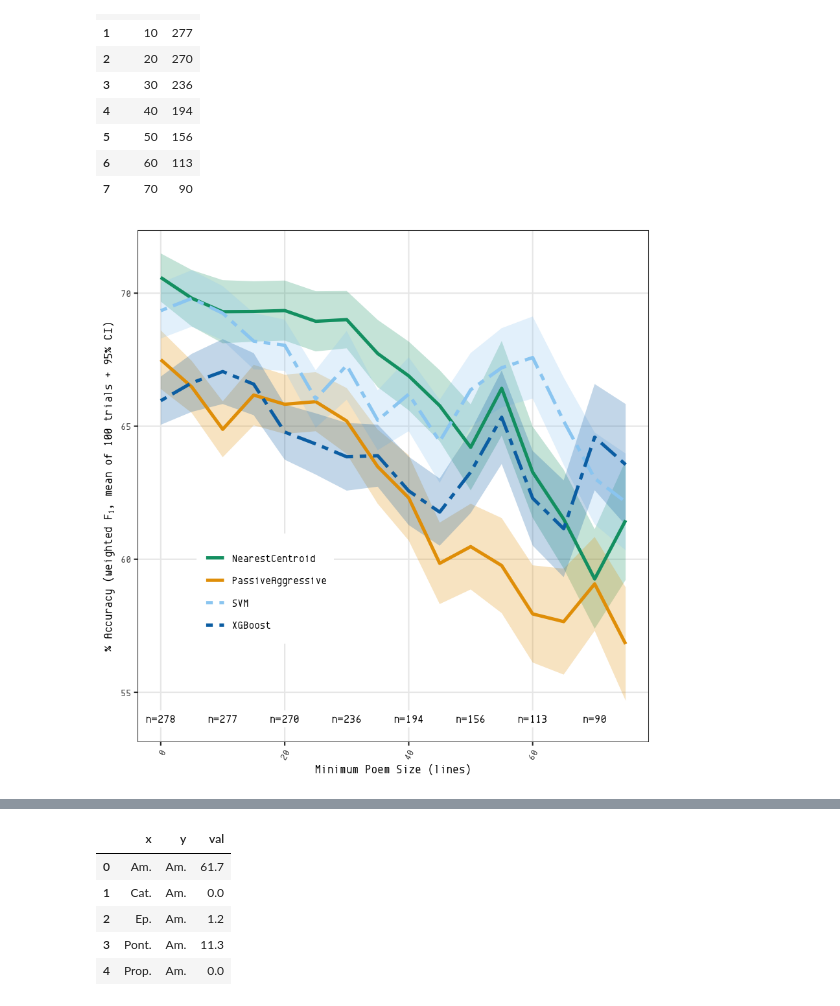
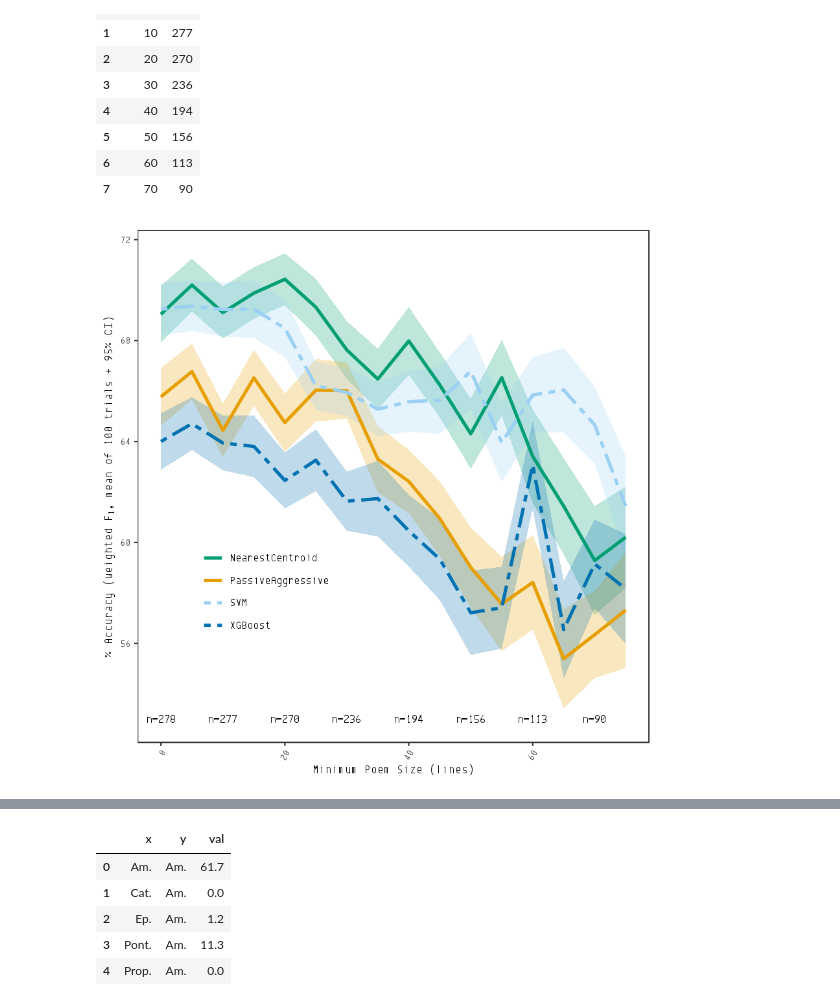
Before and after one commit to bnagy/heroides-paper, a Jupyter notebook: repro/elegy_poetics_accuracy.ipynb, the cells around one changed output, grey strips where cells are left out. Drawn from its saved outputs; the diff is of its cells as text; code cells hidden in the pictures.

```diff
--- a/repro/elegy_poetics_accuracy.ipynb
+++ b/repro/elegy_poetics_accuracy.ipynb
@@ -190,7 +207,9 @@ def test_clfs(clfs, corp, feats, by, cutoff=0, seed=None, samps=20):
     rng = np.random.RandomState(seed=seed)
     for (name, c) in clfs:
         trimmed = corp[corp.LEN >= cutoff]
-        X,y = trimmed[feats], trimmed[by]
+        # XGBoost doesn't like string labels ¯\_(ツ)_/¯
+        f, _ = trimmed[by].factorize()
+        X,y = trimmed[feats], pd.Series(f)
         cv = StratifiedShuffleSplit(n_splits=samps, test_size=0.2, random_state=rng)
         # note to self: don't run parallel jobs if you have a seeded rng >:(
         jobs = -1
@@ -229 +258,11 @@ test_clfs(CLASSIFIERS, vecs, cols, 'Author', cutoff=0, samps=100)
+# %%
+# Based on the scores for both label sets (Work and Author) these
+# are the four classifiers I chose to graph for the minimum-size test
+
+GRAPH_CLASSIFIERS = [
+    ('PassiveAggressive', pa),
+    ('XGBoost',xgbl),
+    ('SVM', svm),
+    ('NearestCentroid', nc),
+]
 # %%
@@ -237,6 +283,6 @@ test_clfs(CLASSIFIERS, vecs[(vecs.Work != 'Tr.') & (vecs.Work != 'Pont.')], cols
 # %%
 dfs = []
 for n in range(0,80,5):
-    dfs.append(test_clfs(CLASSIFIERS, vecs, cols, 'Work', cutoff=n, samps=100))
+    dfs.append(test_clfs(GRAPH_CLASSIFIERS, vecs, cols, 'Work', cutoff=n, samps=100))
 bywork = pd.concat(dfs)
 bywork
@@ -275,41 +321,44 @@ n_df
 # %%
 %%R -i bywork,n_df -h 6 -w 6 -u in -r 144
 library(ggplot2)
 library(extrafont)
+
 cbbPaletteDark <- c("#009E73", "#e79f00", "#9ad0f3", "#0072B2", "#D55E00",
     "#CC79A7", "#F0E442")
-greys <- c(grey(0),grey(0.35), grey(0.45), grey(0.75))
 
 ggplot(data=bywork, aes(x=Cutoff, y=Score*100)) +
-#This CI band is not shown in the B&W figure, because it's not useful in monochrome
 geom_label(
     data=n_df,
     label.size=NA,
-    aes(x=Cutoff, y=54, label=sprintf("n=%d",N)),
+    aes(x=Cutoff, y=53, label=sprintf("n=%d",N)),
     family="Envy Code R",
     size=3
 ) +
 geom_ribbon(
     aes(ymin=CILow*100, ymax=CIHigh*100, fill=Classifier),
     alpha=0.25, show.legend=FALSE) +
 geom_line(aes(color=Classifier,linetype=Classifier), size=1.2) +
-
+guides(color = guide_legend(ncol=2)) +
 labs(x="Minimum Poem Size (lines)",y=expression(paste("% Accuracy (weighted ",F[1],", mean of 100 trials + 95% CI)"))) +
 theme_bw() +
-theme(text = element_text(size=9, family="Envy Code R"), panel.grid.minor=element_blank(), legend.title=element_blank()) +
-guides(color = guide_legend(ncol=2)) +
-theme(legend.title=element_blank(), legend.position= c(0.25, 0.3), legend.text=element_text(size=8)) +
-theme(axis.text.x = element_text(angle = 60, hjust = 1, vjust=1)) +
+
+theme(
+    text = element_text(size=9, family="Envy Code R"),
+    panel.grid.major=element_blank(),
+    panel.grid.minor=element_blank(),
+    legend.title=element_blank(),
+    legend.position= c(0.25, 0.3),
+    legend.text=element_text(size=8),
+    axis.text.x = element_text(angle = 60, hjust = 1, vjust=1)
+) +
 scale_linetype_manual(values=c("solid", "solid", "twodash", "twodash")) +
 scale_color_manual(values=cbbPaletteDark) +
 scale_fill_manual(values=cbbPaletteDark)
 
-# fn <- "/Users/ben/silius/ep15/poetics_acc_work.pdf"
-# ggsave(fn, dpi=600, width=6, height=6)
-# embed_fonts(fn)
-# system(sprintf("pdfcrop %s", fn))
+# fn <- "../paper/figures/ngram_acc_work.pdf"
+# ggsave(fn, dpi=600, width=6, height=6, device=cairo_pdf)
 # %% [output]
-[figure, old version]
+[figure, new version]
 # %%
 dfs = []
 for n in range(0,80,5):
```
Also changed, not shown: parts of 25 cells of this notebook, 3 other files.
